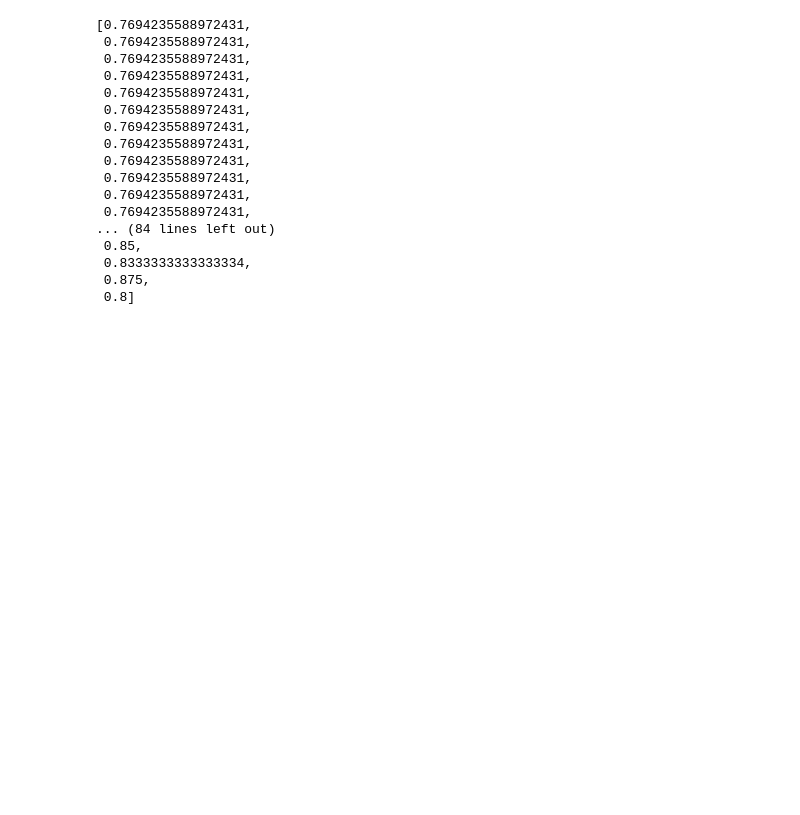
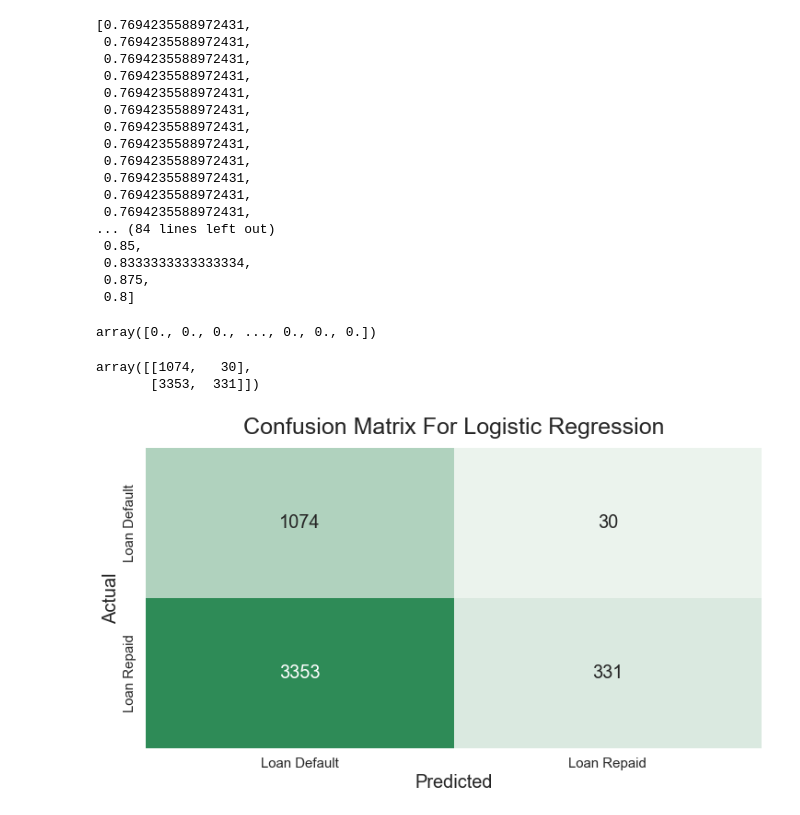
Before and after one commit to Amar-raj-j6380/Lending_Club, a Jupyter notebook: 3. Paid In Full vs Defaulted/ML/Logistic Regression/Loans Rate 20x43_DEFG960, Threshold @ 90%, PPV @ 91.6%_331.ipynb, the cells around one changed output. Cells and saved outputs as stored; diff of their text form; code cells hidden in the pictures; blank space fills up the shorter version.

```diff
--- a/3. Paid In Full vs Defaulted/ML/Logistic Regression/Loans Rate 20x43_DEFG960, Threshold @ 90%, PPV @ 91.6%_331.ipynb
+++ b/3. Paid In Full vs Defaulted/ML/Logistic Regression/Loans Rate 20x43_DEFG960, Threshold @ 90%, PPV @ 91.6%_331.ipynb
@@ -267,6 +267,38 @@ PosPredVal
  0.8333333333333334,
  0.875,
  0.8]
+# %%
+#Obtaining classification based on desired threshold of 0.9:
+
+y_pred_success = (y_pred_prob[:, 1] > 0.90).astype('float')
+y_pred_success
+# %% [output]
+array([0., 0., 0., ..., 0., 0., 0.])
+# %%
+conf_mat = confusion_matrix(y, y_pred_success)
+conf_mat
+# %% [output]
+array([[1074,   30],
+       [3353,  331]])
+# %%
+sns.set(rc = {'figure.figsize':(12,6)})
+#cmap = sns.cubehelix_palette(start=2, rot=0, dark=0, light=.95, reverse=True, as_cmap=True)
+cmap = sns.light_palette('seagreen', as_cmap=True)
+
+res = sns.heatmap(conf_mat, annot=True, fmt='d', annot_kws={"size":20},
+#            xticklabels = ['Good = Paid In Full', 'Bad = Default'],
+#            yticklabels = ['Loan Paid In Full', 'Bad = Default'],
+            cmap=cmap, cbar=False)
+
+res.set_xticklabels(['Loan Default', 'Loan Repaid'], fontsize=15)
+res.set_yticklabels(['Loan Default', 'Loan Repaid'], fontsize=15)
+
+
+plt.title('Confusion Matrix For Logistic Regression', fontsize=25, pad=15)
+plt.xlabel('Predicted', fontsize=20)
+plt.ylabel('Actual', fontsize=20);
+# %% [output]
+[figure, added]
 # %%
 ## Next question. what was characteristic of the 217 loans that defaulted??
 ## Get all loans which you predicted greater than 80% and find out which ones defaulted.
```
Also changed, not shown: 2 other files.
